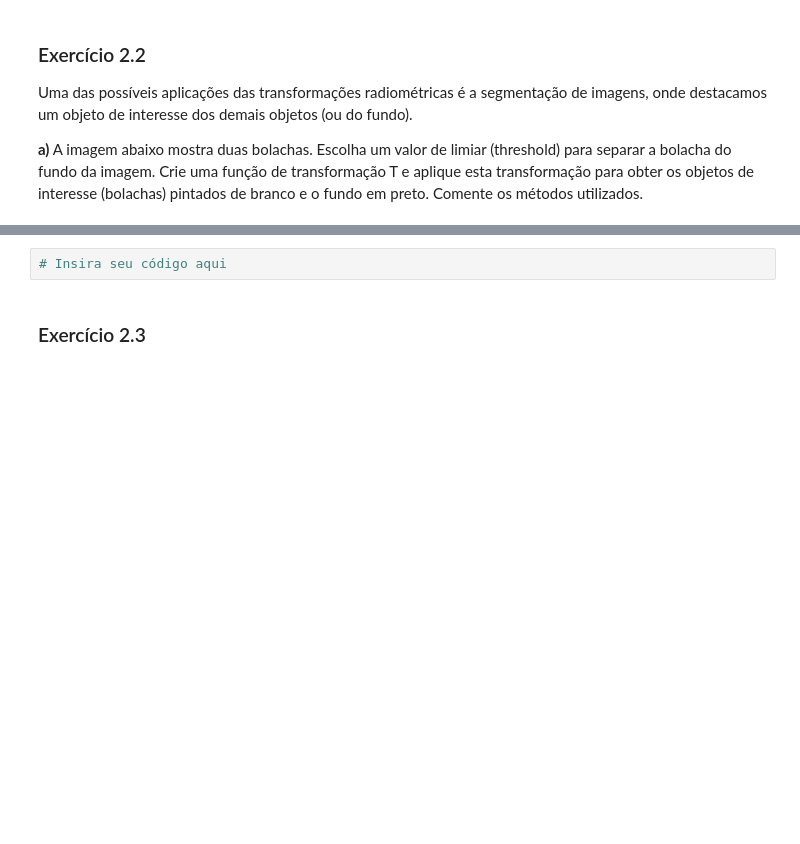
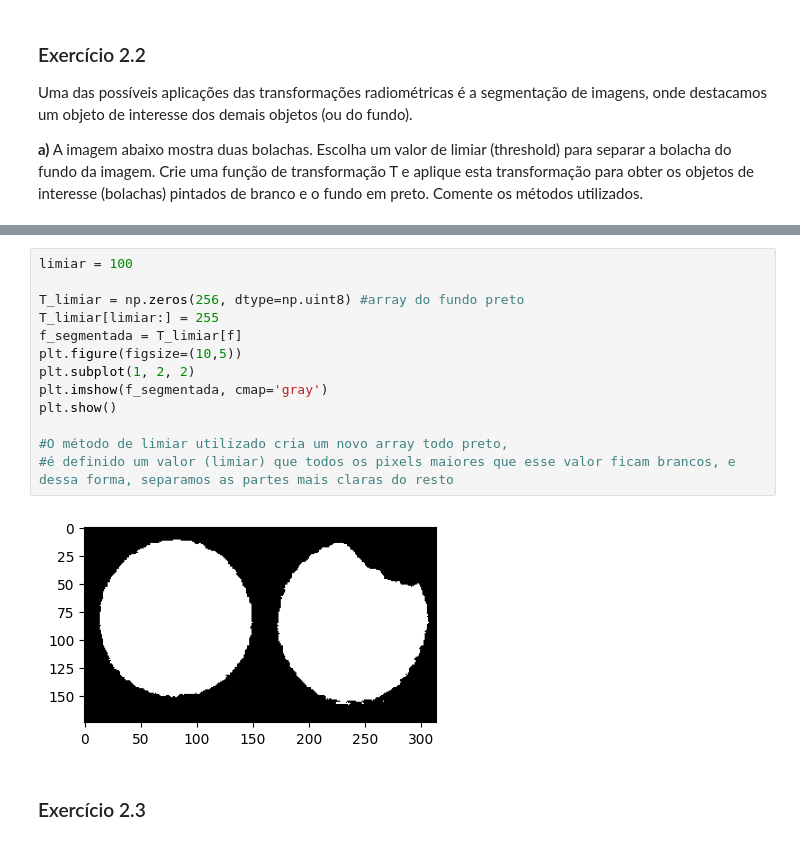
Before and after one commit to UNICAMP-EA979/2026s1-pi03-transforma-ointensidade-beatrizbarbosay, a Jupyter notebook: Atividade.ipynb, the cells around one changed output, grey strips where cells are left out. Cells and saved outputs as stored; diff of their text form; blank space fills up the shorter version.

```diff
--- a/Atividade.ipynb
+++ b/Atividade.ipynb
@@ -220,5 +256,18 @@ plt.imshow(f,cmap='gray')
-# %%
-# Insira seu código aqui
+# %%
+limiar = 100
+
+T_limiar = np.zeros(256, dtype=np.uint8) #array do fundo preto
+T_limiar[limiar:] = 255
+f_segmentada = T_limiar[f]
+plt.figure(figsize=(10,5))
+plt.subplot(1, 2, 2)
+plt.imshow(f_segmentada, cmap='gray')
+plt.show()
+
+#O método de limiar utilizado cria um novo array todo preto,
+#é definido um valor (limiar) que todos os pixels maiores que esse valor ficam brancos, e dessa forma, separamos as partes mais claras do resto
+# %% [output]
+[figure, added]
 # %% [markdown]
 ### Exercício 2.3
 # %%
```
Also changed, not shown: parts of 11 cells of this notebook.
